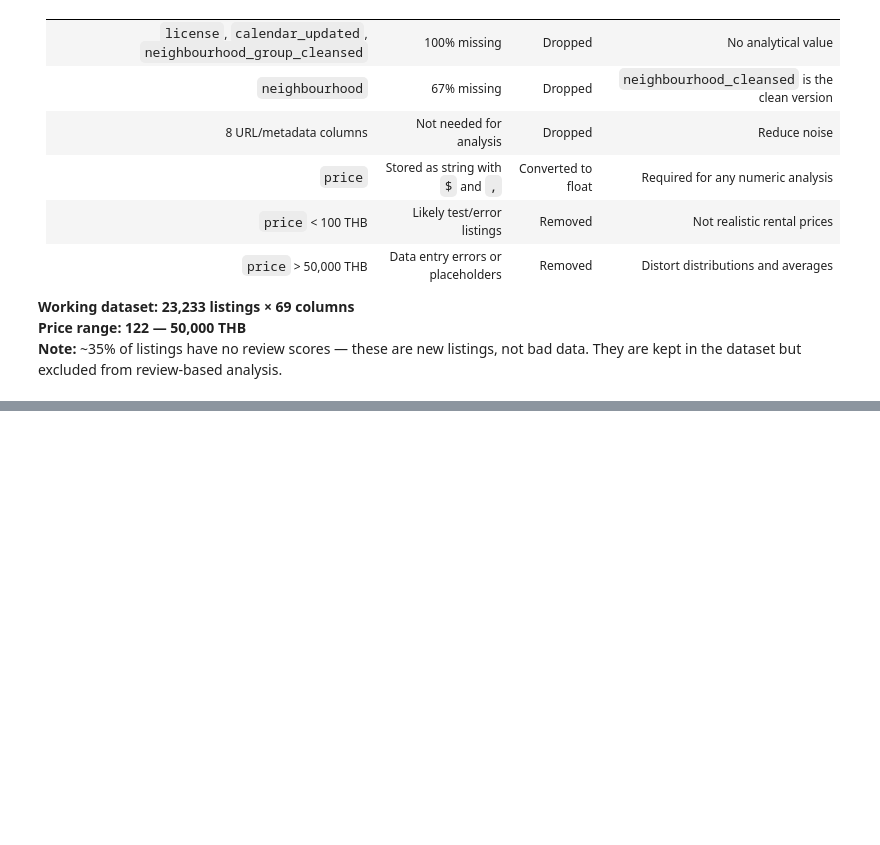
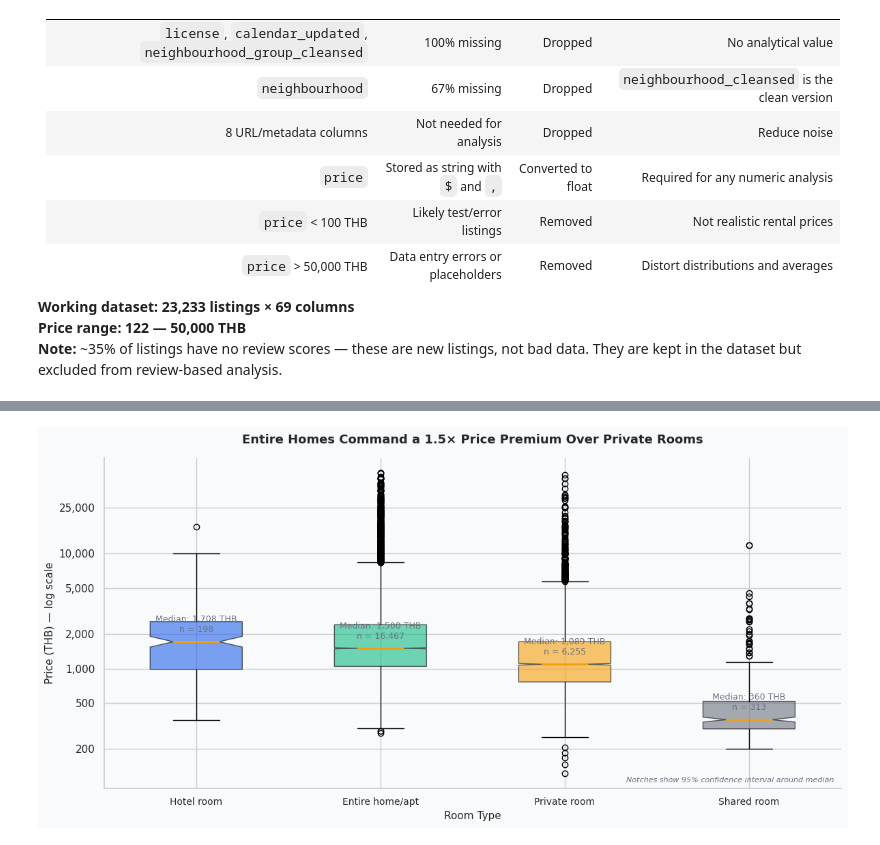
Before and after one commit to taghoutii/airbnb-eda, a Jupyter notebook: notebooks/01_eda.ipynb, the cells around one changed output, grey strips where cells are left out. Saved outputs shown, nothing was run; the diff lists cells and outputs as text; code cells hidden in the pictures; blank space fills up the shorter version.

```diff
--- a/notebooks/01_eda.ipynb
+++ b/notebooks/01_eda.ipynb
@@ -259,0 +375,58 @@ New median: 1378 THB
+# %%
+# Price by room type — boxplot with sample size annotations
+fig, ax = plt.subplots(figsize=(12, 6))
+
+# Calculate median and count per room type for annotations
+room_stats = (listings_clean
+              .groupby('room_type')['price']
+              .agg(['median', 'count'])
+              .sort_values('median', ascending=False))
+
+room_order = room_stats.index.tolist()
+
+# Boxplot on log-transformed price
+data_by_room = [np.log1p(listings_clean[listings_clean['room_type'] == r]['price'].dropna())
+                for r in room_order]
+
+bp = ax.boxplot(data_by_room,
+                patch_artist=True,    # fills boxes with color
+                notch=True,           # notch shows 95% CI around median
+                vert=True,
+                widths=0.5,
+                medianprops=dict(color=COLORS['secondary'], linewidth=2))
+
+# Apply color palette to boxes
+box_colors = [COLORS['primary'], COLORS['accent'], COLORS['secondary'], COLORS['neutral']]
+for patch, color in zip(bp['boxes'], box_colors):
+    patch.set_facecolor(color)
+    patch.set_alpha(0.6)
+
+# Convert y-axis ticks back to real THB values
+tick_positions = np.log1p([200, 500, 1000, 2000, 5000, 10000, 25000])
+ax.set_yticks(tick_positions)
+ax.set_yticklabels(['200', '500', '1,000', '2,000', '5,000', '10,000', '25,000'])
+
+# Annotate each box with median price and listing count
+for i, room in enumerate(room_order):
+    median = room_stats.loc[room, 'median']
+    count  = room_stats.loc[room, 'count']
+    ax.text(i + 1, np.log1p(median) + 0.15,
+            f'Median: {median:,.0f} THB\nn = {count:,}',
+            ha='center', va='bottom', fontsize=9,
+            color=COLORS['neutral'])
+
+ax.set_xticklabels(room_order, fontsize=10)
+ax.set_title('Entire Homes Command a 1.5× Price Premium Over Private Rooms',
+             fontsize=13, fontweight='bold', pad=15)
+ax.set_xlabel('Room Type', fontsize=11)
+ax.set_ylabel('Price (THB) — log scale', fontsize=11)
+
+# Notch explanation for readers unfamiliar with notched boxplots
+ax.annotate('Notches show 95% confidence interval around median',
+            xy=(0.99, 0.02), xycoords='axes fraction',
+            ha='right', fontsize=8, color=COLORS['neutral'], style='italic')
+
+plt.tight_layout()
+plt.show()
+# %% [output]
+[figure, added]
```
Also changed, not shown: parts of 11 cells of this notebook.
